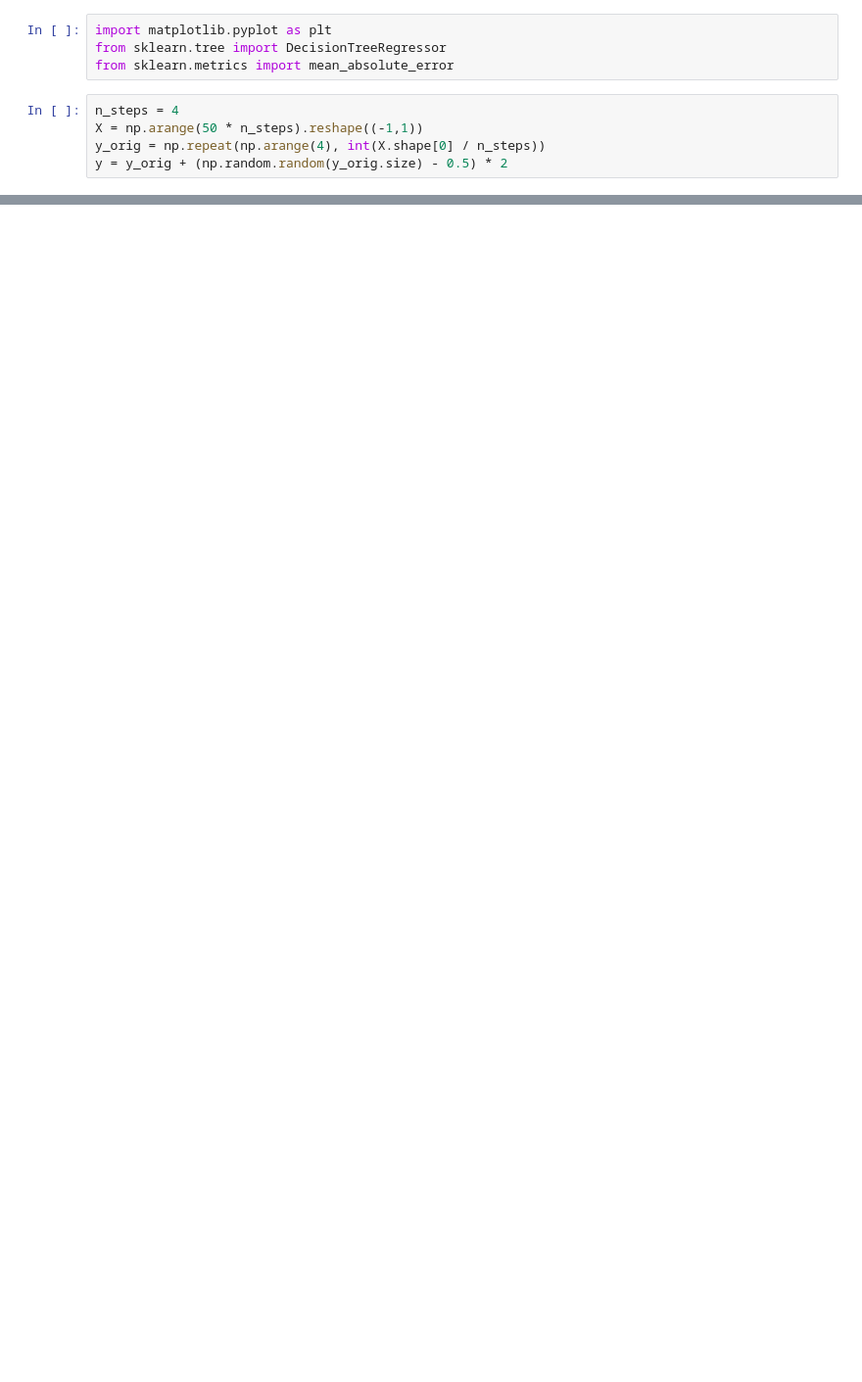
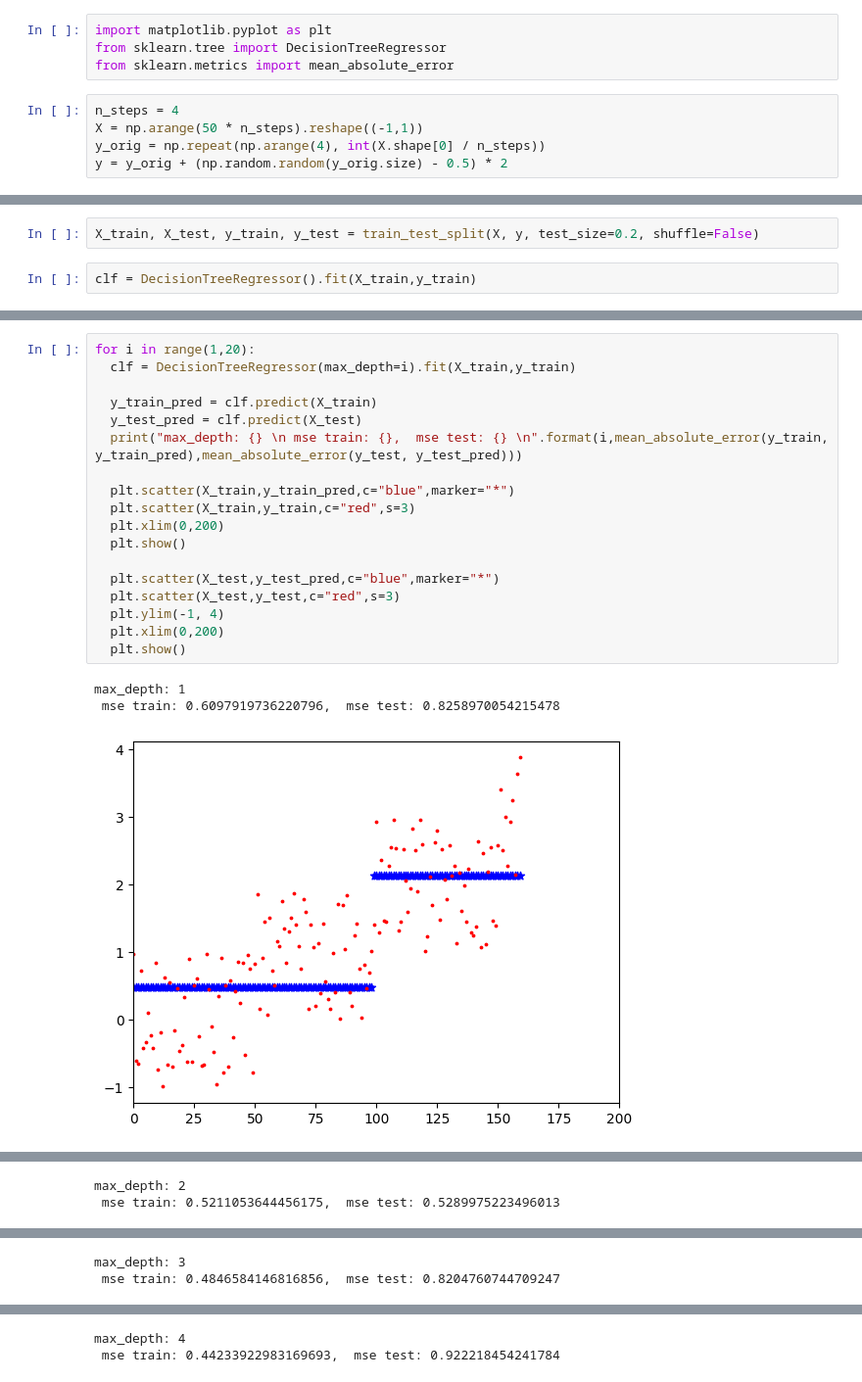
Before and after one commit to luimui/DataScience, a Jupyter notebook: exercise_03.ipynb, the cells around one changed output, grey strips where cells are left out. Shown: that part at 98% size. Cells and saved outputs as stored; diff of their text form; blank space fills up the shorter version.

```diff
--- a/exercise_03.ipynb
+++ b/exercise_03.ipynb
@@ -346,0 +387,4 @@ y = y_orig + (np.random.random(y_orig.size) - 0.5) * 2
+# %%
+X_train, X_test, y_train, y_test = train_test_split(X, y, test_size=0.2, shuffle=False)
+# %%
+clf = DecisionTreeRegressor().fit(X_train,y_train)
@@ -346,0 +401,22 @@ y = y_orig + (np.random.random(y_orig.size) - 0.5) * 2
+# %%
+for i in range(1,20):
+  clf = DecisionTreeRegressor(max_depth=i).fit(X_train,y_train)
+
+  y_train_pred = clf.predict(X_train)
+  y_test_pred = clf.predict(X_test)
+  print("max_depth: {} \n mse train: {},  mse test: {} \n".format(i,mean_absolute_error(y_train, y_train_pred),mean_absolute_error(y_test, y_test_pred)))
+
+  plt.scatter(X_train,y_train_pred,c="blue",marker="*")
+  plt.scatter(X_train,y_train,c="red",s=3)
+  plt.xlim(0,200)
+  plt.show()
+
+  plt.scatter(X_test,y_test_pred,c="blue",marker="*")
+  plt.scatter(X_test,y_test,c="red",s=3)
+  plt.ylim(-1, 4)
+  plt.xlim(0,200)
+  plt.show()
+# %% [output]
+max_depth: 1
+ mse train: 0.6097919736220796,  mse test: 0.8258970054215478
+[figure, added]
@@ -346,0 +424,2 @@ y = y_orig + (np.random.random(y_orig.size) - 0.5) * 2
+max_depth: 2
+ mse train: 0.5211053644456175,  mse test: 0.5289975223496013
@@ -346,0 +428,2 @@ y = y_orig + (np.random.random(y_orig.size) - 0.5) * 2
+max_depth: 3
+ mse train: 0.4846584146816856,  mse test: 0.8204760744709247
@@ -346,0 +432,2 @@ y = y_orig + (np.random.random(y_orig.size) - 0.5) * 2
+max_depth: 4
+ mse train: 0.44233922983169693,  mse test: 0.922218454241784
```
Also changed, not shown: parts of 14 cells of this notebook.
